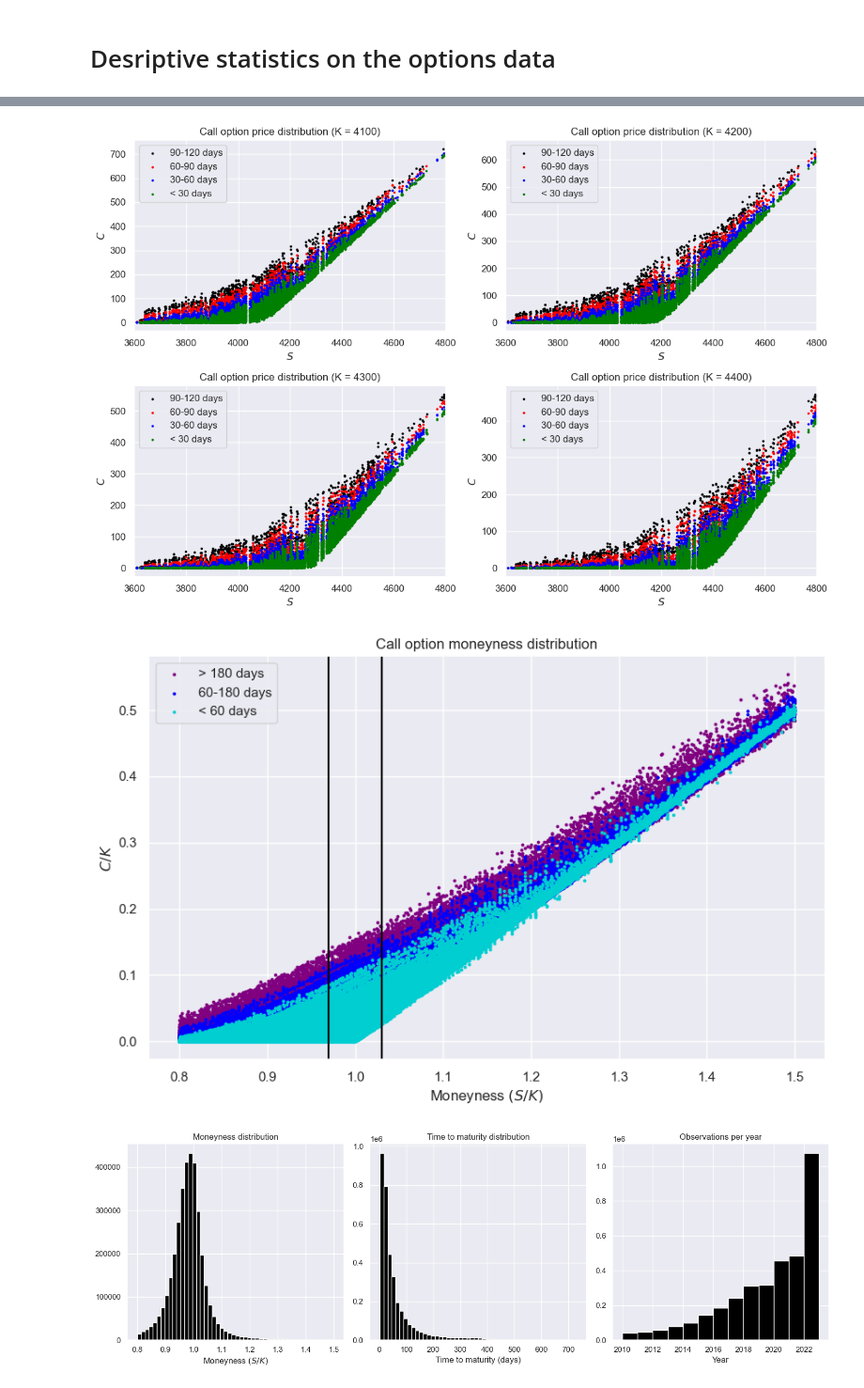
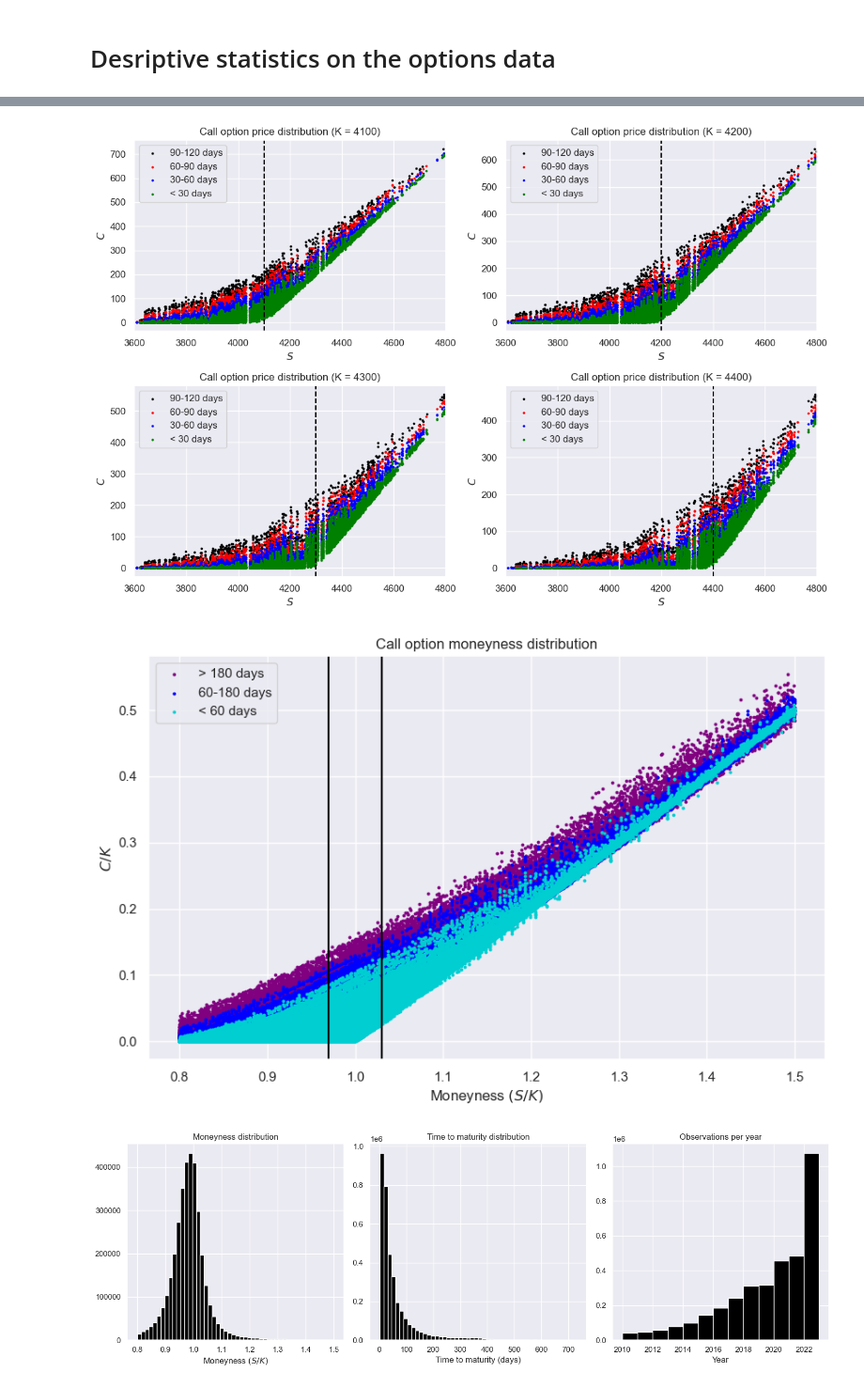
Before and after one commit to peter57441/Master-Thesis, a Jupyter notebook: Python/DescriptiveAnalysis.ipynb, the cells around one changed output, grey strips where cells are left out. Shown at 94% size. Drawn from its saved outputs; the diff is of its cells as text; code cells hidden in the pictures.

```diff
--- a/Python/DescriptiveAnalysis.ipynb
+++ b/Python/DescriptiveAnalysis.ipynb
@@ -106,6 +107,8 @@ def plot_call_prices(strike, data, ax):
     ax.scatter(data[shortmaturity3]['Stock (S)'], data[shortmaturity3]['price'], color='red', s=3)
     ax.scatter(data[shortmaturity4]['Stock (S)'], data[shortmaturity4]['price'], color='blue', s=3)
     ax.scatter(data[shortmaturity5]['Stock (S)'], data[shortmaturity5]['price'], color='green', s=3)
+    # set vertical line at the strike price
+    ax.axvline(x=strike, color='black', linestyle='--')
     ax.set_ylabel('$C$')
     ax.set_xlabel('$S$')
     ax.set_title(f'Call option price distribution (K = {strike})')
@@ -125,34 +128,34 @@ plot_call_prices(4300, options_data, axs[1, 0])
 plot_call_prices(4400, options_data, axs[1, 1])
 fig.tight_layout()
 
 
 def plot_moneyness(data):
 
     moneyness1 = data['Moneyness (M)'] < 0.97
     moneyness2 = (data['Moneyness (M)'] <= 1.03) & (data['Moneyness (M)'] >= 0.97)
     moneyness3 = data['Moneyness (M)'] > 1.03
 
     maturity1 = data['Time to maturity (T)'] * 365 >= 180
     maturity2 = (data['Time to maturity (T)'] * 365 < 180) & (data['Time to maturity (T)'] * 365 >= 60)
     maturity3 = data['Time to maturity (T)'] * 365 < 60
 
     # plot the call prices for different moneyness levels
     plt.figure(figsize=(10, 6))
     plt.scatter(data[maturity1]['Moneyness (M)'], data[maturity1]['Option Price (C)'], color='purple', s=3)
     plt.scatter(data[maturity2]['Moneyness (M)'], data[maturity2]['Option Price (C)'], color='blue', s=3)
     plt.scatter(data[maturity3]['Moneyness (M)'], data[maturity3]['Option Price (C)'], color='darkturquoise', s=3)
     plt.ylabel('$C/K$')
     plt.xlabel('Moneyness $(S/K)$')
     plt.title('Call option moneyness distribution')
     # add vertical lines to show at moneyness level 1 and 1.03
     plt.axvline(x=0.97, color='black', linestyle='-')
     plt.axvline(x=1.03, color='black', linestyle='-')
     plt.legend(['> 180 days', '60-180 days', '< 60 days'], loc='upper left')
     plt.show()
 
 plot_moneyness(options_data)
 # %% [output]
-[figure, old version]
+[figure, new version]
 [figure]
 # %%
 # make a plot with 3 subplots next to eachother where in a histogram one for moneyness one for time to maturity and one for the volume each year
```
Also changed, not shown: parts of 4 cells of this notebook, 12 other files.
